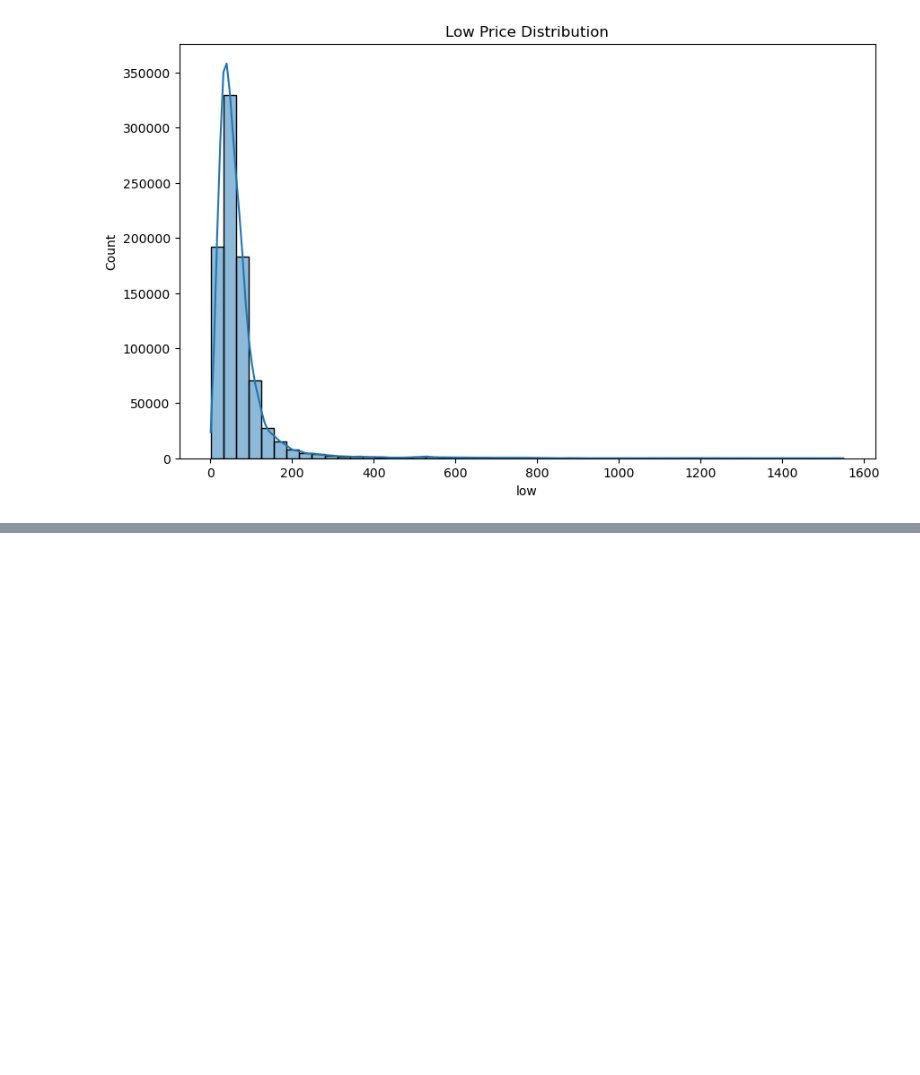
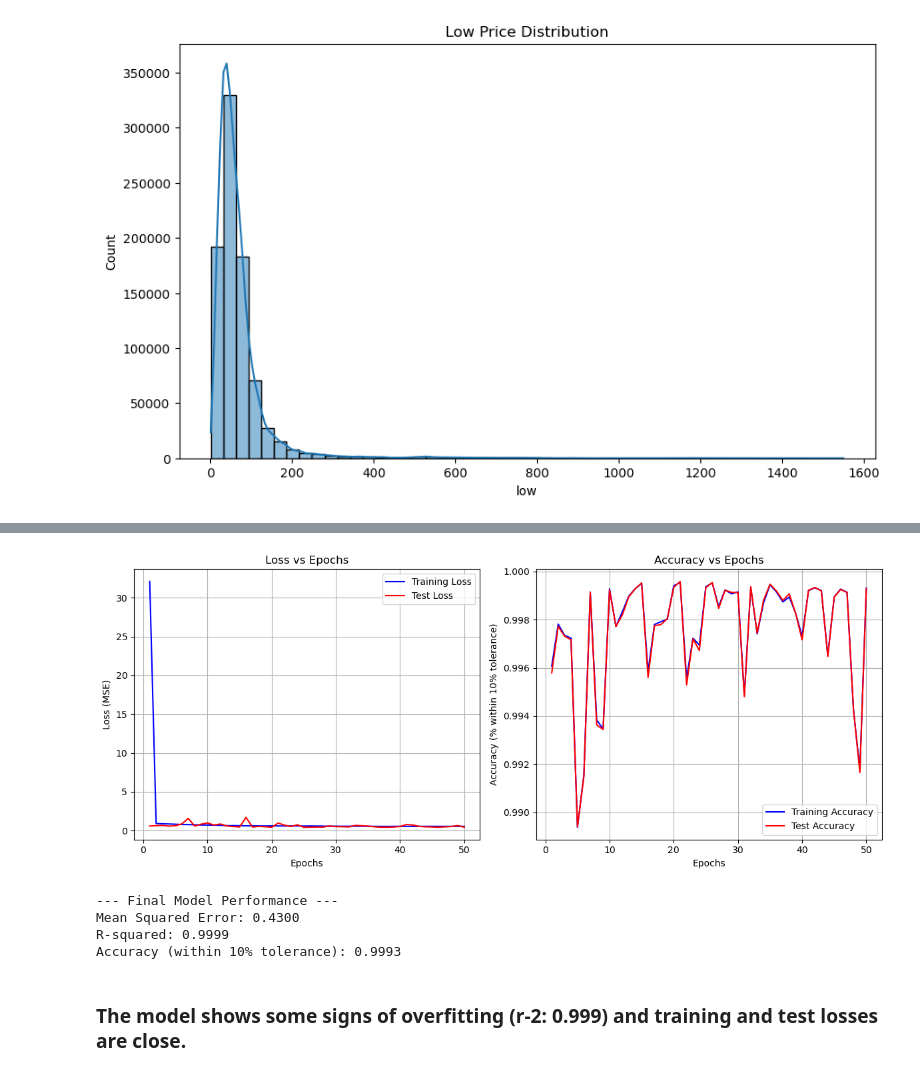
Before and after one commit to Salahjb/DL_Labs, a Jupyter notebook: Lab1/lab1.ipynb, the cells around one changed output, grey strips where cells are left out. Saved outputs shown, nothing was run; the diff lists cells and outputs as text; code cells hidden in the pictures; blank space fills up the shorter version.

```diff
--- a/Lab1/lab1.ipynb
+++ b/Lab1/lab1.ipynb
@@ -151,0 +267,18 @@ Epoch [90/100], Loss: 7735.9531
+# %%
+# Define the model using best hidden_size
+class RegressionModel(nn.Module):
+    def __init__(self, input_dim, hidden_size):
+        super(RegressionModel, self).__init__()
+        self.fc1 = nn.Linear(input_dim, hidden_size)
+        self.relu = nn.ReLU()
+        self.fc2 = nn.Linear(hidden_size, 1)
+
+        # Initialize weights with Xavier initialization
+        nn.init.xavier_uniform_(self.fc1.weight)
+        nn.init.xavier_uniform_(self.fc2.weight)
+
+    def forward(self, x):
+        x = self.fc1(x)
+        x = self.relu(x)
+        x = self.fc2(x)
+        return x
@@ -151,0 +403,60 @@ Epoch [90/100], Loss: 7735.9531
+# %%
+# Visualize Loss/Epochs and Accuracy/Epochs
+plt.figure(figsize=(12, 5))
+
+# Plot Loss vs Epochs
+plt.subplot(1, 2, 1)
+plt.plot(range(1, epochs+1), train_losses, 'b-', label='Training Loss')
+plt.plot(range(1, epochs+1), test_losses, 'r-', label='Test Loss')
+plt.xlabel('Epochs')
+plt.ylabel('Loss (MSE)')
+plt.title('Loss vs Epochs')
+plt.legend()
+plt.grid(True)
+
+# Plot Accuracy vs Epochs
+plt.subplot(1, 2, 2)
+plt.plot(range(1, epochs+1), train_accuracies, 'b-', label='Training Accuracy')
+plt.plot(range(1, epochs+1), test_accuracies, 'r-', label='Test Accuracy')
+plt.xlabel('Epochs')
+plt.ylabel('Accuracy (% within 10% tolerance)')
+plt.title('Accuracy vs Epochs')
+plt.legend()
+plt.grid(True)
+
+plt.tight_layout()
+plt.savefig('training_metrics.png')
+plt.show()
+# %% [output]
+[figure, added]
+# %%
+
+# Final evaluation on test set
+model.eval()
+final_predictions = []
+final_targets = []
+
+with torch.no_grad():
+    for inputs, targets in test_loader:
+        outputs = model(inputs)
+        final_predictions.append(outputs.numpy())
+        final_targets.append(targets.numpy())
+
+final_predictions = np.vstack(final_predictions)
+final_targets = np.vstack(final_targets)
+
+final_mse = mean_squared_error(final_targets, final_predictions)
+final_r2 = r2_score(final_targets.flatten(), final_predictions.flatten())
+final_accuracy = calculate_accuracy(final_targets, final_predictions)
+
+print("\n--- Final Model Performance ---")
+print(f"Mean Squared Error: {final_mse:.4f}")
+print(f"R-squared: {final_r2:.4f}")
+print(f"Accuracy (within 10% tolerance): {final_accuracy:.4f}")
+# %% [output]
+--- Final Model Performance ---
+Mean Squared Error: 0.4300
+R-squared: 0.9999
+Accuracy (within 10% tolerance): 0.9993
+# %% [markdown]
+### **The model shows some signs of overfitting (r-2: 0.999) and training and test losses are close.**
```
Also changed, not shown: parts of 21 cells of this notebook, 1 other file.
